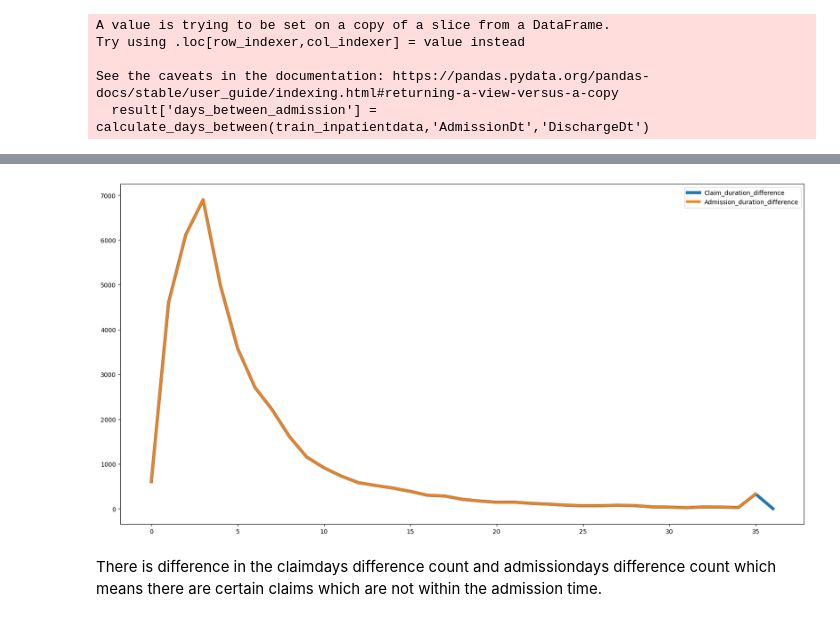
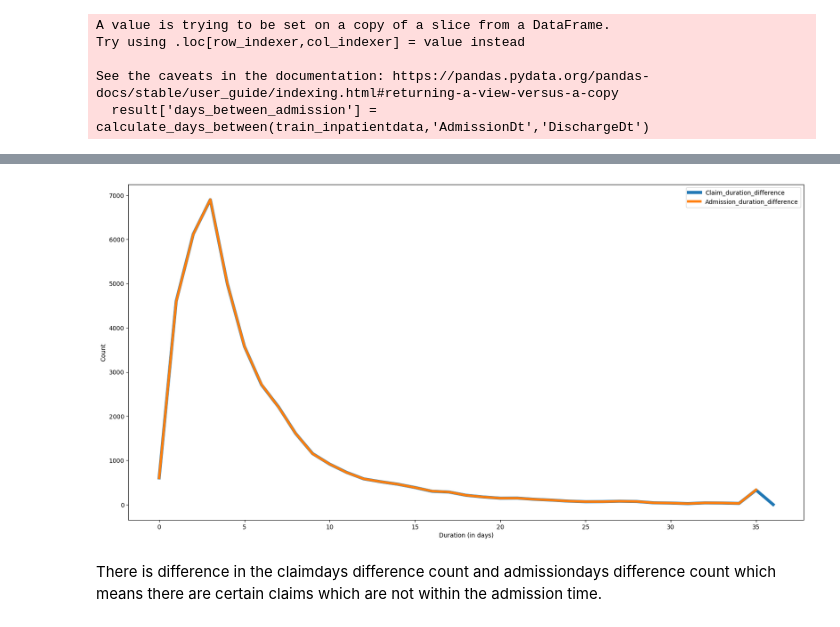
Before and after one commit to Jha-Ujjwal-1542/Fraud_Analysis, a Jupyter notebook: InpatientEda.ipynb, the cells around one changed output, grey strips where cells are left out. Drawn from its saved outputs; the diff is of its cells as text; code cells hidden in the pictures.

```diff
--- a/InpatientEda.ipynb
+++ b/InpatientEda.ipynb
@@ -112,3 +112,7 @@ ClmProcedureCode_6        40474
 dtype: int64
 # %% [markdown]
 Above distribution shows that few columns are almost null and are not that important in analysis, thus we can ignore these columns but we will do that in final dataframe for now we keep them to check other relationship.
+# %%
+
+cols=['AttendingPhysician','OperatingPhysician','OtherPhysician']
+train_inpatientdata["claim_has_at_least_one_physician"] = train_inpatientdata[cols].notna().any(axis=1).map({True: 'Yes', False: 'No'})
@@ -229,15 +262,17 @@ plot_duration_distribution(result, 'days_between_admission','Admission and Disch
 # %%
 ##Check whether the claims are made within the days when you hve taken the service
 count1 = result['days_between_claims'].value_counts()
 unique_claimdurations_sorted = count1.sort_index()
 count2 = result['days_between_admission'].value_counts()
 unique_admissiondurations_sorted = count2.sort_index()
 plt.figure(figsize=(20,10))
+plt.xlabel('Duration (in days)')
+plt.ylabel('Count')
 plt.plot(unique_claimdurations_sorted.index, unique_claimdurations_sorted.values, label = "Claim_duration_difference",linewidth=5)
 plt.plot(unique_admissiondurations_sorted.index, unique_admissiondurations_sorted.values, label = "Admission_duration_difference",linewidth=4)
 plt.legend()
 plt.savefig('Plotdifference.png')
 # %% [output]
-[figure, old version]
+[figure, new version]
 # %% [markdown]
 There is difference in the claimdays difference count and admissiondays difference count which means  there are certain claims  which are not within the admission time.
```
Also changed, not shown: parts of 6 cells of this notebook.
